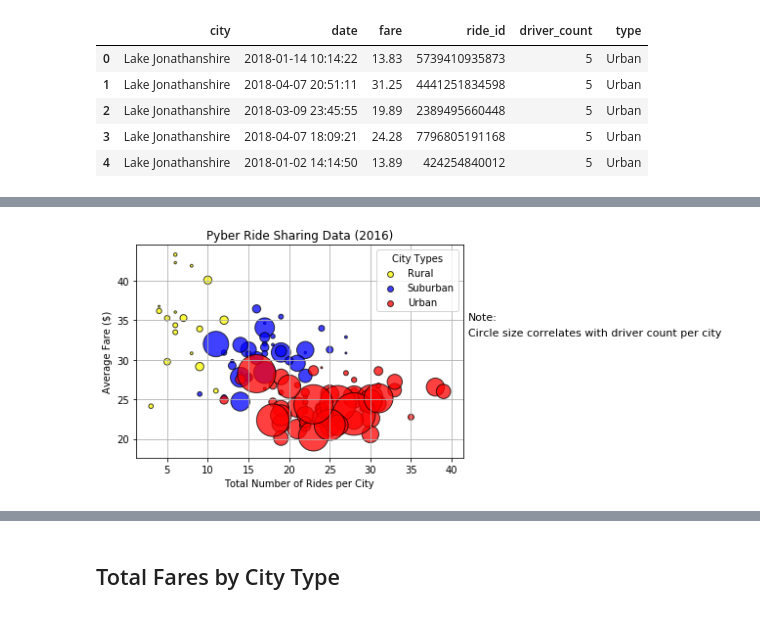
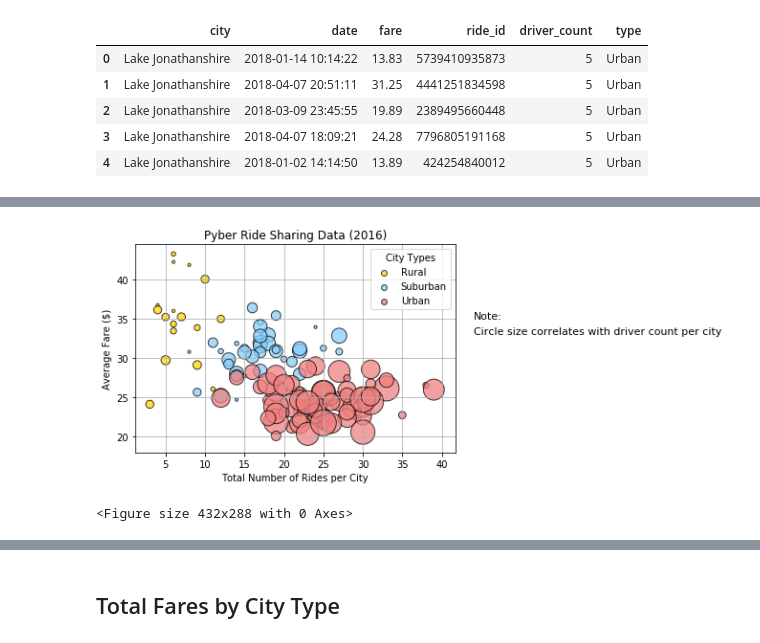
Before and after one commit to hollybergen/Data_Science_Projects, a Jupyter notebook: Homework5_MatPlotLib/Pyber/Pyber_Solved.ipynb, the cells around one changed output, grey strips where cells are left out. Saved outputs shown, nothing was run; the diff lists cells and outputs as text; code cells hidden in the pictures.

```diff
--- a/Homework5_MatPlotLib/Pyber/Pyber_Solved.ipynb
+++ b/Homework5_MatPlotLib/Pyber/Pyber_Solved.ipynb
@@ -51,45 +45,49 @@ rural = new_df[new_df["type"] == "Rural"]
 rural_grouped = rural.groupby(['type','city'])
 rural_x = rural_grouped["ride_id"].count()
 rural_y = rural_grouped["fare"].mean()
+rural_size = (rural_grouped["driver_count"].mean())*10
 
 suburban = new_df[new_df["type"] == "Suburban"]
 suburban_grouped = suburban.groupby(['type','city'])
 suburban_x = suburban_grouped["ride_id"].count()
 suburban_y = suburban_grouped["fare"].mean()
+suburban_size = (suburban_grouped["driver_count"].mean())*10
 
 urban = new_df[new_df["type"] == "Urban"]
 urban_grouped = urban.groupby(['type','city'])
 urban_x = urban_grouped["ride_id"].count()
 urban_y = urban_grouped["fare"].mean()
-
-# Create size, based on driver count per city
-size = grouped_df["driver_count"].sum()
+urban_size = (urban_grouped["driver_count"].mean())*10
 
 #-----------------------------------------------------#
 #-----Build the scatter plots for each city types-----#
 #-----------------------------------------------------#
 
-plt.scatter(rural_x, rural_y, marker="o", label = "Rural", facecolors="yellow", edgecolors="black", s=size, alpha=0.75)
-plt.scatter(suburban_x, suburban_y, marker="o", label = "Suburban", facecolors="blue", edgecolors="black", s=size, alpha=0.75)
-plt.scatter(urban_x, urban_y, marker="o", label = "Urban", facecolors="red", edgecolors="black", s=size, alpha=0.75)
+plt.scatter(rural_x, rural_y, marker="o", label = "Rural", facecolors="gold", edgecolors="black", s=rural_size, alpha=0.75)
+plt.scatter(suburban_x, suburban_y, marker="o", label = "Suburban", facecolors="lightskyblue", edgecolors="black", s=suburban_size, alpha=0.75)
+plt.scatter(urban_x, urban_y, marker="o", label = "Urban", facecolors="lightcoral", edgecolors="black", s=urban_size, alpha=0.75)
 
 # Incorporate the other graph properties
 plt.title("Pyber Ride Sharing Data (2016)")
 plt.xlabel("Total Number of Rides per City")
 plt.ylabel("Average Fare ($)")
 plt.grid()
 
 # Create a legend
 lgnd = plt.legend(loc = "best", scatterpoints=1, fontsize=10, title = "City Types")
 lgnd.legendHandles[0]._sizes = [35]
 lgnd.legendHandles[1]._sizes = [35]
 lgnd.legendHandles[2]._sizes = [35]
 
 # Incorporate a text label regarding circle size
-plt.text(42,35, r'Note:', fontsize=11)
-plt.text(42,33, r'Circle size correlates with driver count per city', fontsize=11)
+plt.text(44,35, r'Note:', fontsize=11)
+plt.text(44,33, r'Circle size correlates with driver count per city', fontsize=11)
 
 # Show plot
 plt.show()
+
+# Save Figure
+plt.savefig("Images/RideSharingData.png")
 # %% [output]
-[figure, old version]
+[figure, new version]
+<Figure size 432x288 with 0 Axes>
```
Also changed, not shown: parts of 9 cells of this notebook, 4 other files.
